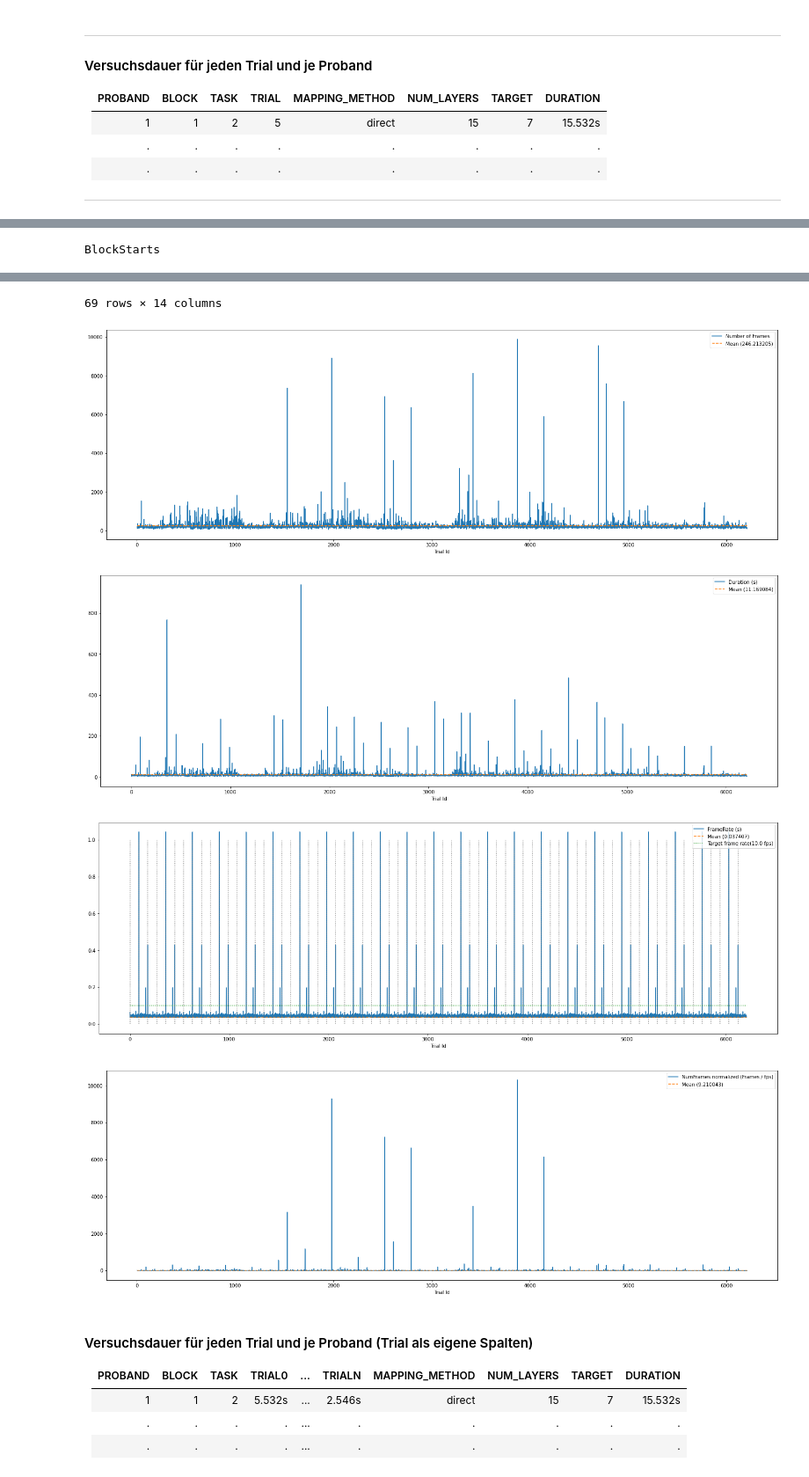
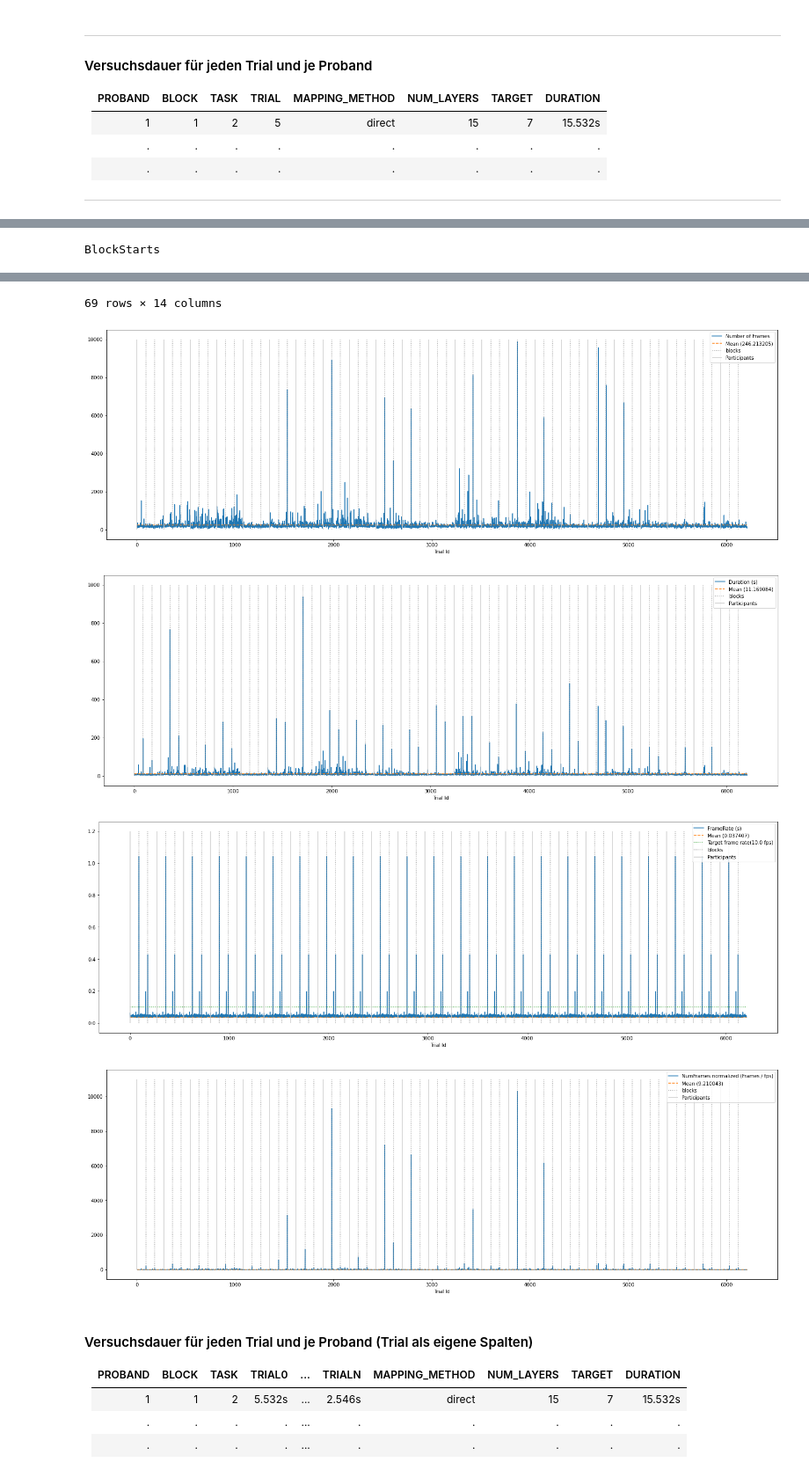
Before and after one commit to visualengineers/reflex-avi2022-results, a Jupyter notebook: code/zelasto study.ipynb, the cells around one changed output, grey strips where cells are left out. Shown at 88% size. Cells and saved outputs as stored; diff of their text form; code cells hidden in the pictures.

```diff
--- a/code/zelasto study.ipynb
+++ b/code/zelasto study.ipynb
@@ -566,7 +566,8 @@ blockStarts = allTimes[(allTimes["Task"] == 1) & (allTimes["Trial"] == 0)]
 
 display(blockStarts)
 
-vlines_x = blockStarts.index
+vlines_x = blockStarts[blockStarts['Block'] > 1].index
+vlines_x2 = blockStarts[blockStarts['Block'] == 1].index
 
 y_mean = pd.DataFrame([stats_desc["NumFrames"][1]]*len(allTimes))
 
@@ -575,6 +576,9 @@ fig1,ax1 = plt.subplots(figsize=(25,8))
 ax1.plot(allTimes["NumFrames"], label="Number of Frames")
 ax1.set_xlabel("Trial Id")
 ax1.plot(y_mean, label=f'Mean ({format(stats_desc["NumFrames"][1],"f")})', linestyle='--')
+
+ax1.vlines(x=vlines_x, ymin=0, ymax=10000, color='#999999', linestyles=':', label='blocks')
+ax1.vlines(x=vlines_x2, ymin=0, ymax=10000, color='#CCCCCC', linestyles='-', label='Participants')
 
 legend1 = ax1.legend(loc='upper right')
 
@@ -587,6 +591,9 @@ fig2, ax2 = plt.subplots(figsize=(25,8))
 ax2.plot(allTimes["Duration"], label="Duration (s)")
 ax2.set_xlabel("Trial Id")
 ax2.plot(y_mean, label=f'Mean ({format(y_mean[0][0],"f")})', linestyle='--')
+
+ax2.vlines(x=vlines_x, ymin=0, ymax=1000, color='#999999', linestyles=':', label='blocks')
+ax2.vlines(x=vlines_x2, ymin=0, ymax=1000, color='#CCCCCC', linestyles='-', label='Participants')
 
 legend2 = ax2.legend(loc='upper right')
 
@@ -602,7 +609,8 @@ ax3.set_xlabel("Trial Id")
 ax3.plot(y_mean, label=f'Mean ({format(y_mean[0][0],"f")})', linestyle='--')
 ax3.plot(target_fps_line, label=f'Target frame rate({target_fps} fps)', linestyle=':')
 
-ax3.vlines(x=vlines_x, ymin=0, ymax=1.2, color='grey', linestyles=':', label='blocks')
+ax3.vlines(x=vlines_x, ymin=0, ymax=1.2, color='#999999', linestyles=':', label='blocks')
+ax3.vlines(x=vlines_x2, ymin=0, ymax=1.2, color='#CCCCCC', linestyles='-', label='Participants')
 
 legend3 = ax3.legend(loc='upper right')
 
@@ -616,6 +624,9 @@ ax4.plot(allTimes["NumFrames"] / allTimes["FrameRate_1"], label="NumFrames norma
 ax4.set_xlabel("Trial Id")
 ax4.plot(y_mean, label=f'Mean ({format(y_mean[0],"f")})', linestyle='--')
 
+ax4.vlines(x=vlines_x, ymin=0, ymax=11000, color='#999999', linestyles=':', label='blocks')
+ax4.vlines(x=vlines_x2, ymin=0, ymax=11000, color='#CCCCCC', linestyles='-', label='Participants')
+
 legend4 = ax4.legend(loc='upper right')
 
 fig4.savefig(rf'{export}scaled_duration.png')
@@ -647,37 +658,37 @@ allTimes.to_csv(rf'{export}times.csv', sep= ";")
 | 75% | 10.718500 | 256.000000 | 26.831203 |
 | max | 937.625000 | 9885.000000 | 52.293007 |
 outliers: fps < 10.0
 |  | MappingMethod | FrameNumber_Start | FrameNumber_Finish | Block | Task | Trial | NumLayers | Target | ... |
 | 90 | densening | 29857 | 30045 | 2 | 1 | 0 | 12 | 3 | ... |
 | 160 | densening | 47942 | 48170 | 2 | 15 | 0 | 12 | 9 | ... |
 | 180 | widening | 54084 | 54277 | 3 | 1 | 0 | 6 | 4 | ... |
 | 360 | widening | 56286 | 56582 | 2 | 1 | 0 | 6 | 3 | ... |
 | 430 | widening | 82174 | 82366 | 2 | 15 | 0 | 18 | 5 | ... |
 | ... | ... | ... | ... | ... | ... | ... | ... | ... | ... |
 | 5830 | widening | 47654 | 47855 | 2 | 15 | 0 | 15 | 8 | ... |
 | 5850 | densening | 56347 | 56566 | 3 | 1 | 0 | 18 | 5 | ... |
 | 6030 | direct | 41533 | 41730 | 2 | 1 | 0 | 12 | 11 | ... |
 | 6100 | direct | 59878 | 60107 | 2 | 15 | 0 | 12 | 9 | ... |
 | 6120 | widening | 68651 | 68879 | 3 | 1 | 0 | 18 | 5 | ... |
 69 rows × 14 columns
 BlockStarts
 |  | MappingMethod | FrameNumber_Start | FrameNumber_Finish | Block | Task | Trial | NumLayers | Target | ... |
 | 0 | direct | 135 | 330 | 1 | 1 | 0 | 6 | 4 | ... |
 | 90 | densening | 29857 | 30045 | 2 | 1 | 0 | 12 | 3 | ... |
 | 180 | widening | 54084 | 54277 | 3 | 1 | 0 | 6 | 4 | ... |
 | 270 | direct | 195 | 443 | 1 | 1 | 0 | 9 | 5 | ... |
 | 360 | widening | 56286 | 56582 | 2 | 1 | 0 | 6 | 3 | ... |
 | ... | ... | ... | ... | ... | ... | ... | ... | ... | ... |
 | 5760 | widening | 27416 | 27720 | 2 | 1 | 0 | 9 | 1 | ... |
 | 5850 | densening | 56347 | 56566 | 3 | 1 | 0 | 18 | 5 | ... |
 | 5940 | densening | 128 | 387 | 1 | 1 | 0 | 9 | 8 | ... |
 | 6030 | direct | 41533 | 41730 | 2 | 1 | 0 | 12 | 11 | ... |
 | 6120 | widening | 68651 | 68879 | 3 | 1 | 0 | 18 | 5 | ... |
 69 rows × 14 columns
-[figure, old version]
+[figure, new version]
-[figure, old version]
+[figure, new version]
-[figure, old version]
+[figure, new version]
-[figure, old version]
+[figure, new version]
 # %% [markdown]
 #### Versuchsdauer für jeden Trial und je Proband (Trial als eigene Spalten)
 
```
